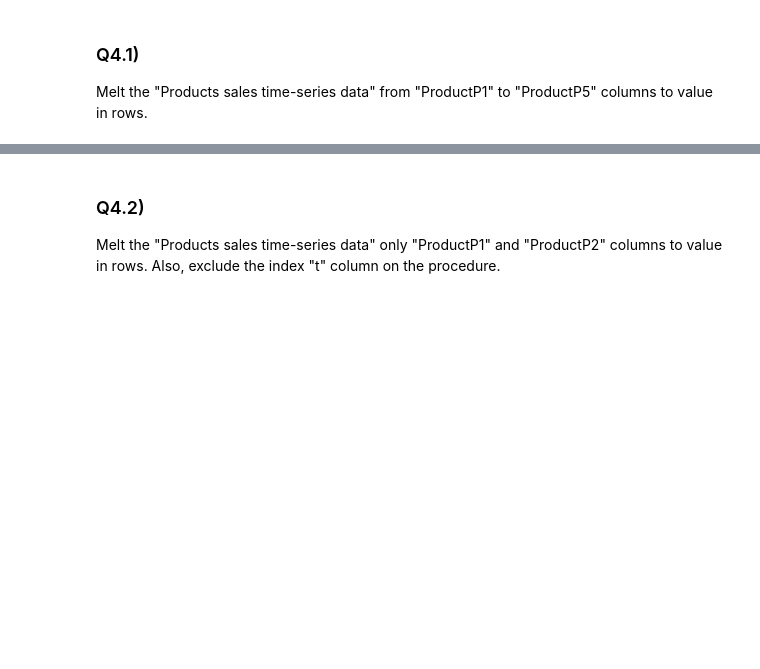
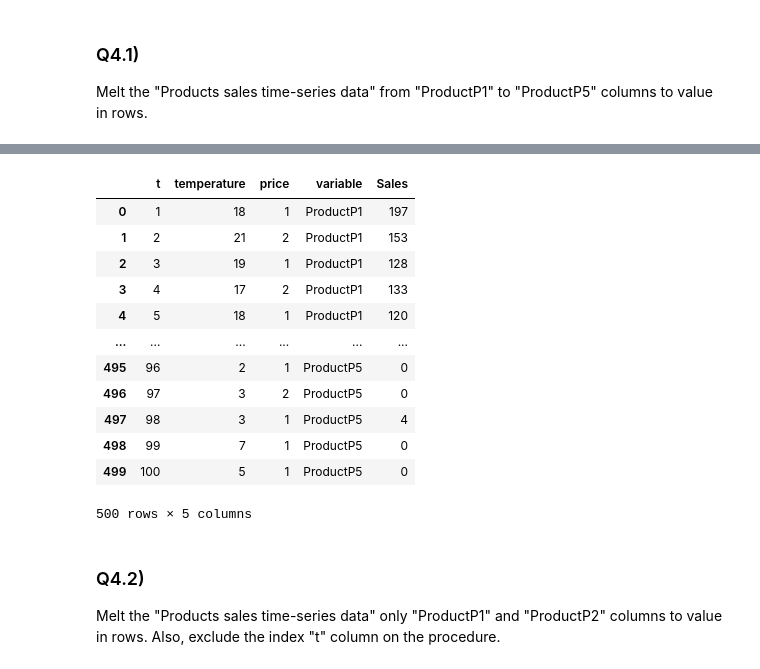
Before and after one commit to firstChetsadakon/myLearnPython, a Jupyter notebook: Chetsadakon_Kongphasuk_of_[week12_lab]_Pandas_Merge_and_Pivot_table.ipynb, the cells around one changed output, grey strips where cells are left out. Drawn from its saved outputs; the diff is of its cells as text; code cells hidden in the pictures; blank space fills up the shorter version.

```diff
--- a/Chetsadakon_Kongphasuk_of_[week12_lab]_Pandas_Merge_and_Pivot_table.ipynb
+++ b/Chetsadakon_Kongphasuk_of_[week12_lab]_Pandas_Merge_and_Pivot_table.ipynb
@@ -229,6 +329,22 @@ Melt the "Products sales time-series data" from "ProductP1" to "ProductP5" colum
 | 498 | 99 | 7 | 1 | ProductP5 | 0 |
 | 499 | 100 | 5 | 1 | ProductP5 | 0 |
 500 rows × 5 columns
+# %%
+product_df.melt(id_vars=['t','temperature','price']).rename(columns={'value':'Sales'})
+# %% [output]
+|  | t | temperature | price | variable | Sales |
+| 0 | 1 | 18 | 1 | ProductP1 | 197 |
+| 1 | 2 | 21 | 2 | ProductP1 | 153 |
+| 2 | 3 | 19 | 1 | ProductP1 | 128 |
+| 3 | 4 | 17 | 2 | ProductP1 | 133 |
+| 4 | 5 | 18 | 1 | ProductP1 | 120 |
+| ... | ... | ... | ... | ... | ... |
+| 495 | 96 | 2 | 1 | ProductP5 | 0 |
+| 496 | 97 | 3 | 2 | ProductP5 | 0 |
+| 497 | 98 | 3 | 1 | ProductP5 | 4 |
+| 498 | 99 | 7 | 1 | ProductP5 | 0 |
+| 499 | 100 | 5 | 1 | ProductP5 | 0 |
+500 rows × 5 columns
 # %% [markdown]
 ### Q4.2)
 
```
Also changed, not shown: parts of 13 cells of this notebook.
